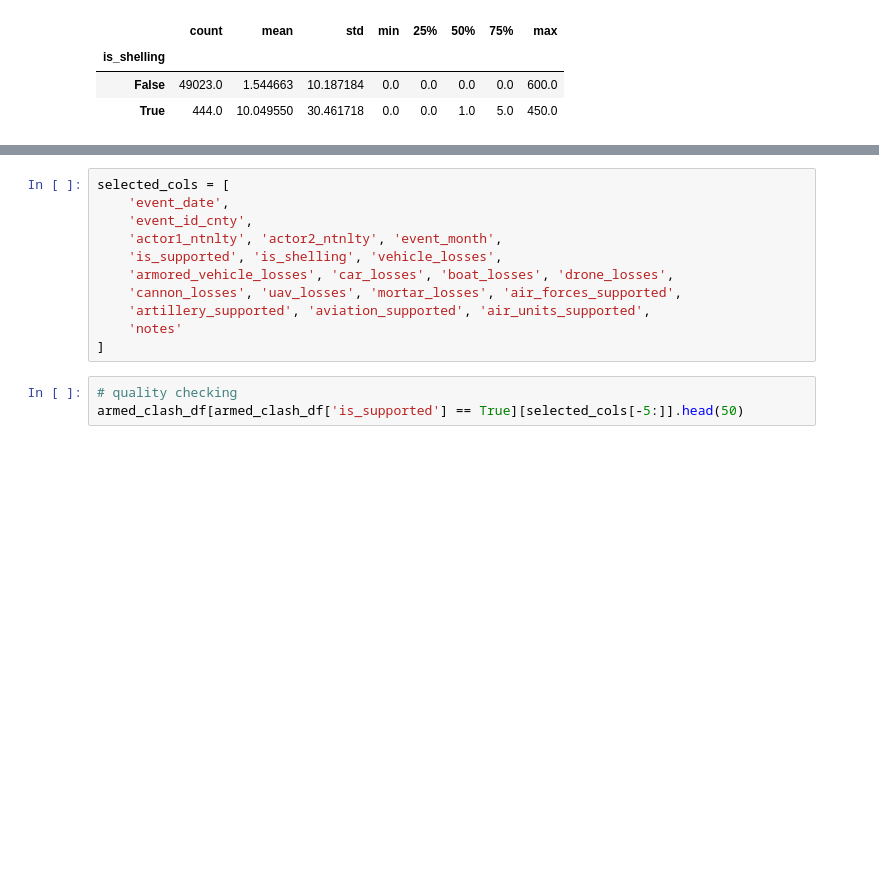
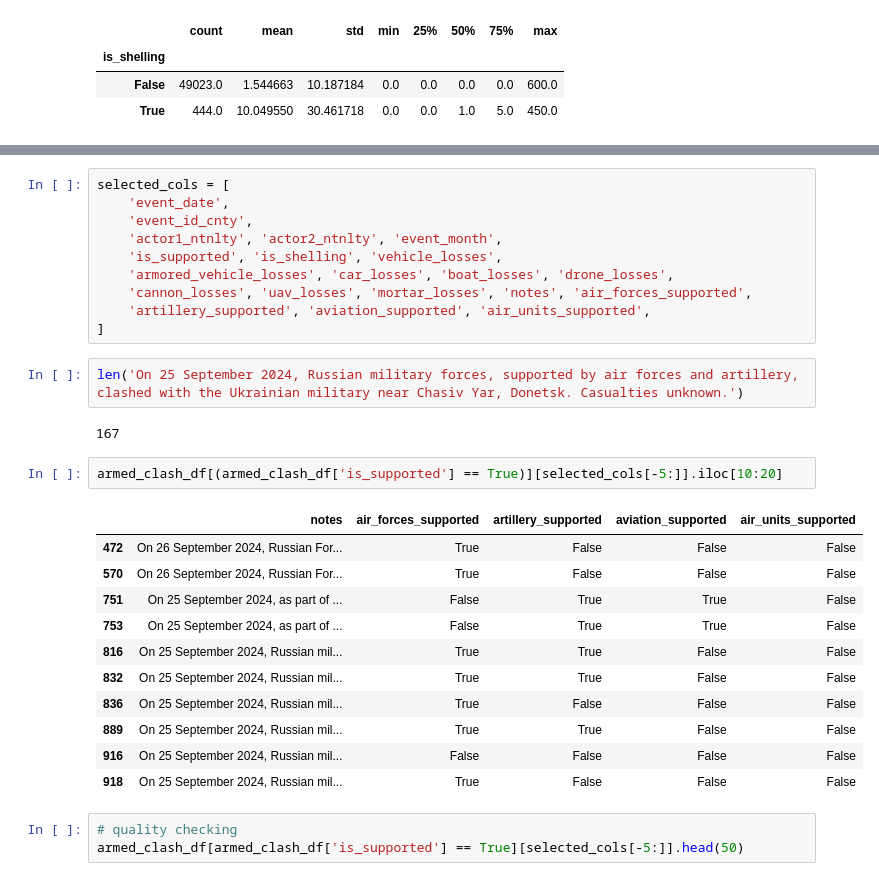
Before and after one commit to supawitgolf/rus-ukr-study, a Jupyter notebook: feature-extraction_2.ipynb, the cells around one changed output, grey strips where cells are left out. Cells and saved outputs as stored; diff of their text form; blank space fills up the shorter version.

```diff
--- a/feature-extraction_2.ipynb
+++ b/feature-extraction_2.ipynb
@@ -355,10 +378,27 @@ selected_cols = [
     'actor1_ntnlty', 'actor2_ntnlty', 'event_month',
     'is_supported', 'is_shelling', 'vehicle_losses',
     'armored_vehicle_losses', 'car_losses', 'boat_losses', 'drone_losses',
-    'cannon_losses', 'uav_losses', 'mortar_losses', 'air_forces_supported',
+    'cannon_losses', 'uav_losses', 'mortar_losses', 'notes', 'air_forces_supported',
     'artillery_supported', 'aviation_supported', 'air_units_supported',
-    'notes'
 ]
+# %%
+len('On 25 September 2024, Russian military forces, supported by air forces and artillery, clashed with the Ukrainian military near Chasiv Yar, Donetsk. Casualties unknown.')
+# %% [output]
+167
+# %%
+armed_clash_df[(armed_clash_df['is_supported'] == True)][selected_cols[-5:]].iloc[10:20]
+# %% [output]
+|  | notes | air_forces_supported | artillery_supported | aviation_supported | air_units_supported |
+| 472 | On 26 September 2024, Russian For... | True | False | False | False |
+| 570 | On 26 September 2024, Russian For... | True | False | False | False |
+| 751 | On 25 September 2024, as part of ... | False | True | True | False |
+| 753 | On 25 September 2024, as part of ... | False | True | True | False |
+| 816 | On 25 September 2024, Russian mil... | True | True | False | False |
+| 832 | On 25 September 2024, Russian mil... | True | True | False | False |
+| 836 | On 25 September 2024, Russian mil... | True | False | False | False |
+| 889 | On 25 September 2024, Russian mil... | True | True | False | False |
+| 916 | On 25 September 2024, Russian mil... | False | False | False | False |
+| 918 | On 25 September 2024, Russian mil... | True | False | False | False |
 # %%
 # quality checking
 armed_clash_df[armed_clash_df['is_supported'] == True][selected_cols[-5:]].head(50)
```
Also changed, not shown: parts of 24 cells of this notebook, 2 other files.
